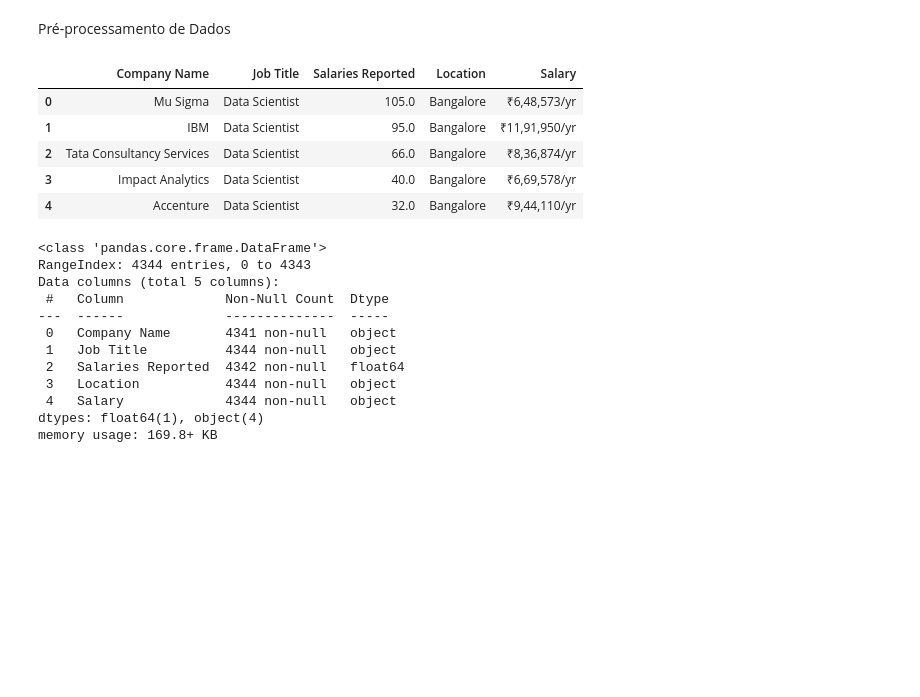
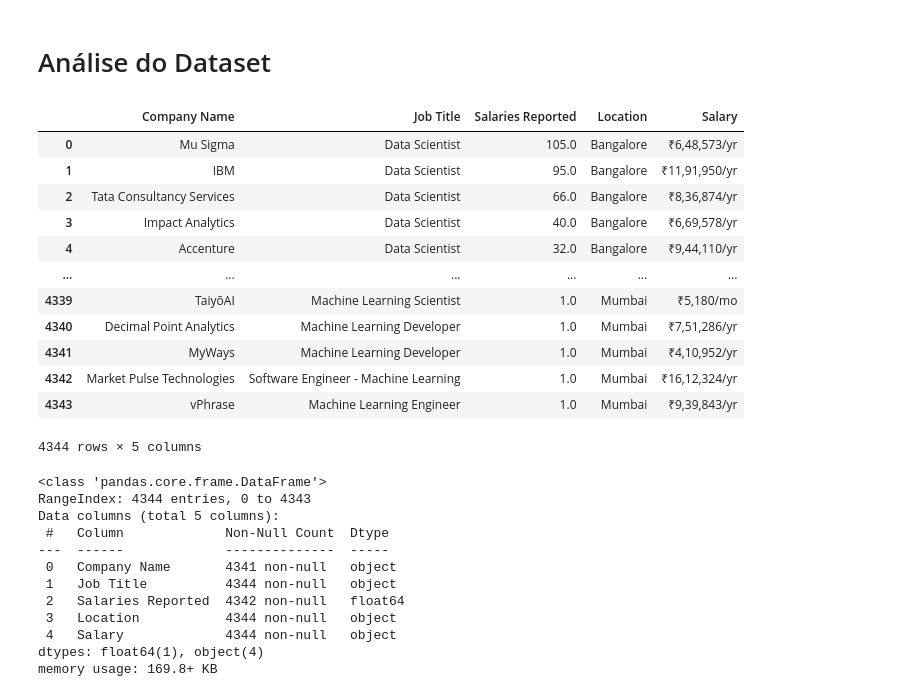
Before and after one commit to lanjos1/Salary-Estimation-Using-Regression-Model, a Jupyter notebook: Salary.ipynb, the cells around one changed output. Saved outputs shown, nothing was run; the diff lists cells and outputs as text; code cells hidden in the pictures; blank space fills up the shorter version.

```diff
--- a/Salary.ipynb
+++ b/Salary.ipynb
@@ -1,22 +1,26 @@
-# %% [markdown]
- Pré-processamento de Dados
+# %% [markdown]
+# Análise do Dataset
 # %%
 import pandas as pd
-import matplotlib.pyplot as plt
-import seaborn as sns
-import re
 
 filename = "Salary_Dataset.csv"
 df_dirty = pd.read_csv(filename)
 
-df_dirty.head()
+df_dirty
 # %% [output]
 |  | Company Name | Job Title | Salaries Reported | Location | Salary |
 | 0 | Mu Sigma | Data Scientist | 105.0 | Bangalore | ₹6,48,573/yr |
 | 1 | IBM | Data Scientist | 95.0 | Bangalore | ₹11,91,950/yr |
 | 2 | Tata Consultancy Services | Data Scientist | 66.0 | Bangalore | ₹8,36,874/yr |
 | 3 | Impact Analytics | Data Scientist | 40.0 | Bangalore | ₹6,69,578/yr |
 | 4 | Accenture | Data Scientist | 32.0 | Bangalore | ₹9,44,110/yr |
+| ... | ... | ... | ... | ... | ... |
+| 4339 | TaiyōAI | Machine Learning Scientist | 1.0 | Mumbai | ₹5,180/mo |
+| 4340 | Decimal Point Analytics | Machine Learning Developer | 1.0 | Mumbai | ₹7,51,286/yr |
+| 4341 | MyWays | Machine Learning Developer | 1.0 | Mumbai | ₹4,10,952/yr |
+| 4342 | Market Pulse Technologies | Software Engineer - Machine Learning | 1.0 | Mumbai | ₹16,12,324/yr |
+| 4343 | vPhrase | Machine Learning Engineer | 1.0 | Mumbai | ₹9,39,843/yr |
+4344 rows × 5 columns
 # %%
 df_dirty.info()
 # %% [output]
```
Also changed, not shown: parts of 42 cells of this notebook, 1 other file.
